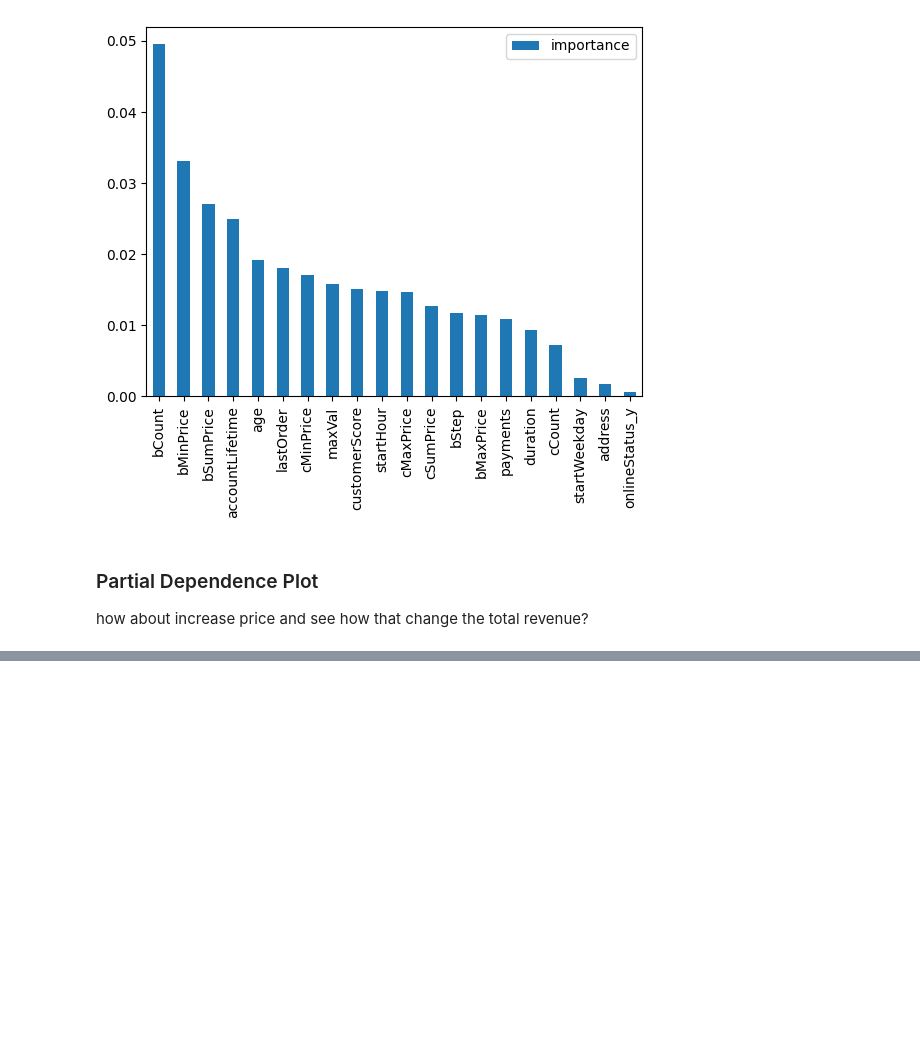
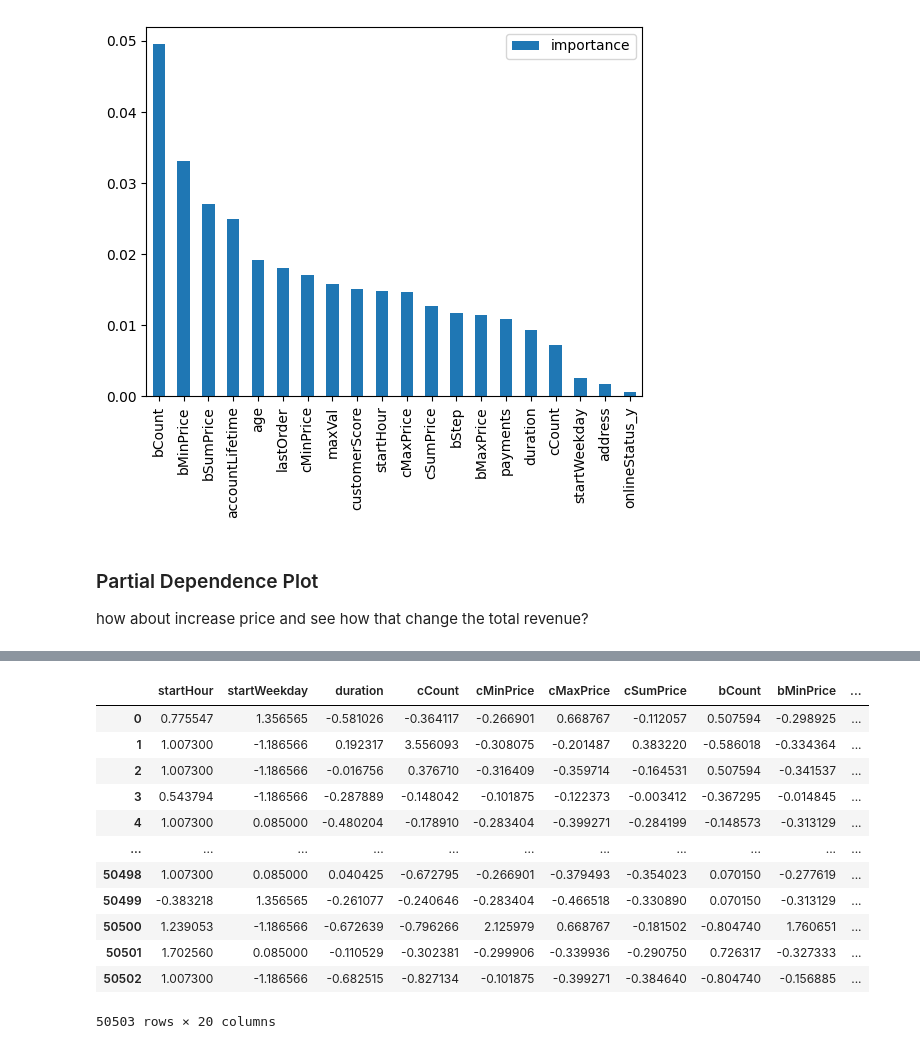
Before and after one commit to ShawnLiu119/Online-Order-Prediction-Pricing-Discrimination, a Jupyter notebook: online_order_prediction_pricing.ipynb, the cells around one changed output, grey strips where cells are left out. Saved outputs shown, nothing was run; the diff lists cells and outputs as text; code cells hidden in the pictures; blank space fills up the shorter version.

```diff
--- a/online_order_prediction_pricing.ipynb
+++ b/online_order_prediction_pricing.ipynb
@@ -719,0 +791,18 @@ pdp_values
+# %%
+df_test = pd.DataFrame(X_test)
+df_test.columns = x_dum.columns
+df_test
+# %% [output]
+|  | startHour | startWeekday | duration | cCount | cMinPrice | cMaxPrice | cSumPrice | bCount | bMinPrice | ... |
+| 0 | 0.775547 | 1.356565 | -0.581026 | -0.364117 | -0.266901 | 0.668767 | -0.112057 | 0.507594 | -0.298925 | ... |
+| 1 | 1.007300 | -1.186566 | 0.192317 | 3.556093 | -0.308075 | -0.201487 | 0.383220 | -0.586018 | -0.334364 | ... |
+| 2 | 1.007300 | -1.186566 | -0.016756 | 0.376710 | -0.316409 | -0.359714 | -0.164531 | 0.507594 | -0.341537 | ... |
+| 3 | 0.543794 | -1.186566 | -0.287889 | -0.148042 | -0.101875 | -0.122373 | -0.003412 | -0.367295 | -0.014845 | ... |
+| 4 | 1.007300 | 0.085000 | -0.480204 | -0.178910 | -0.283404 | -0.399271 | -0.284199 | -0.148573 | -0.313129 | ... |
+| ... | ... | ... | ... | ... | ... | ... | ... | ... | ... | ... |
+| 50498 | 1.007300 | 0.085000 | 0.040425 | -0.672795 | -0.266901 | -0.379493 | -0.354023 | 0.070150 | -0.277619 | ... |
+| 50499 | -0.383218 | 1.356565 | -0.261077 | -0.240646 | -0.283404 | -0.466518 | -0.330890 | 0.070150 | -0.313129 | ... |
+| 50500 | 1.239053 | -1.186566 | -0.672639 | -0.796266 | 2.125979 | 0.668767 | -0.181502 | -0.804740 | 1.760651 | ... |
+| 50501 | 1.702560 | 0.085000 | -0.110529 | -0.302381 | -0.299906 | -0.339936 | -0.290750 | 0.726317 | -0.327333 | ... |
+| 50502 | 1.007300 | -1.186566 | -0.682515 | -0.827134 | -0.101875 | -0.399271 | -0.384640 | -0.804740 | -0.156885 | ... |
+50503 rows × 20 columns
```
Also changed, not shown: parts of 16 cells of this notebook.
